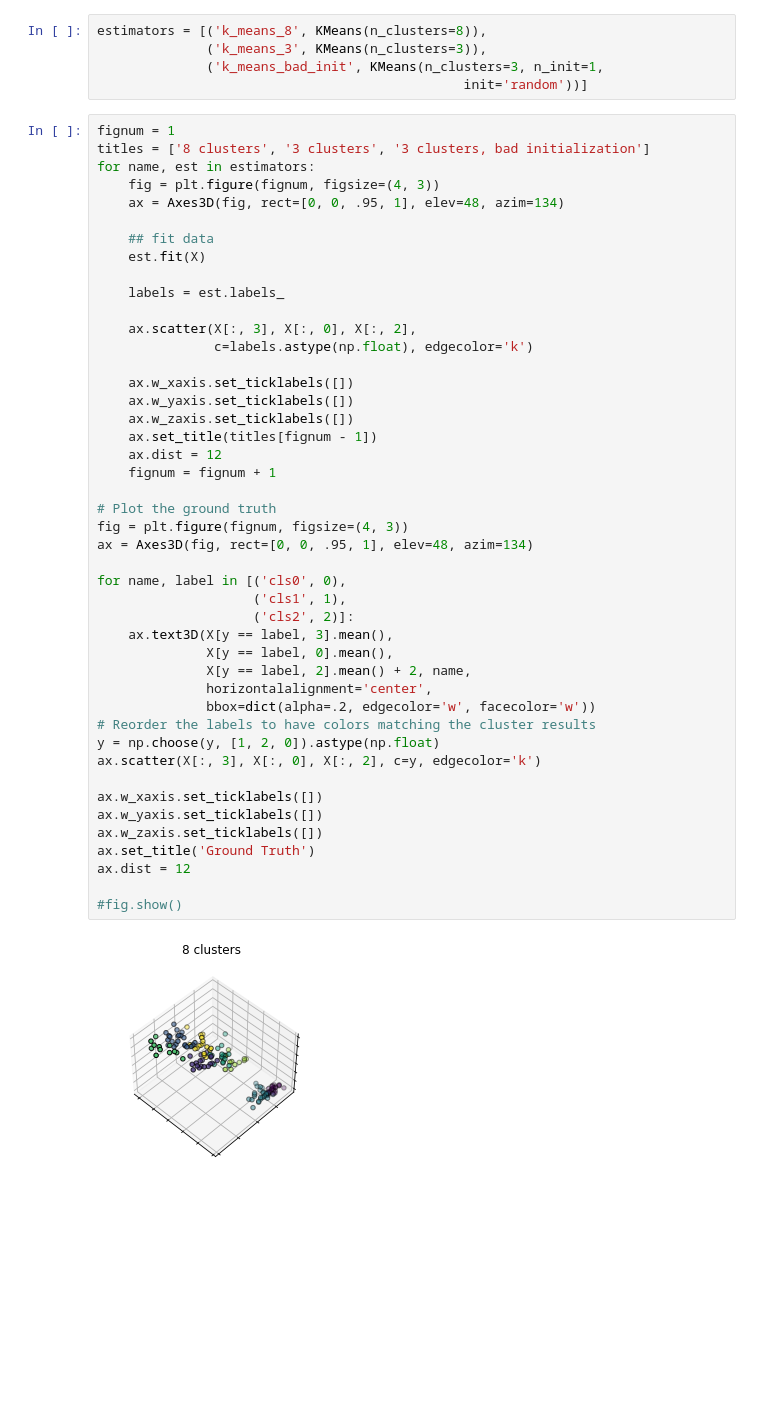
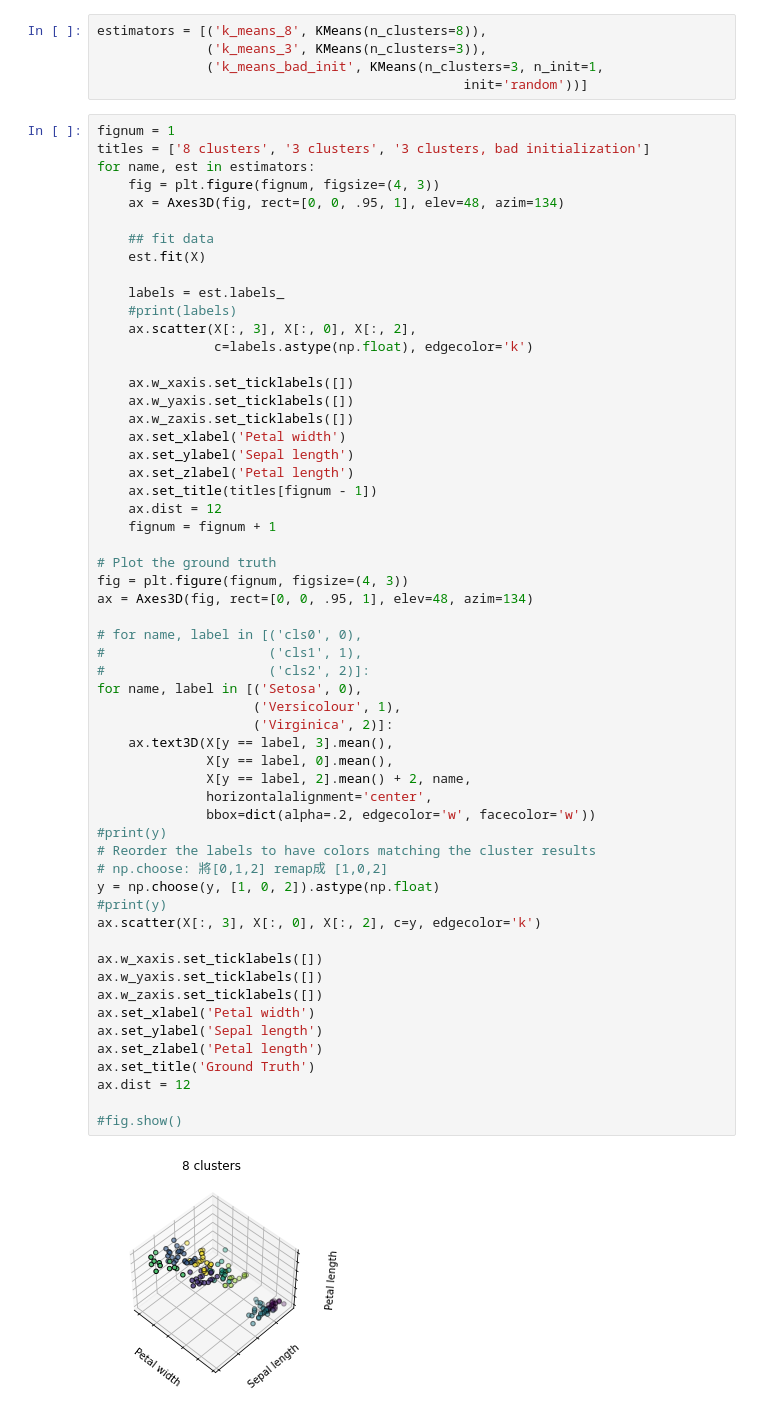
Before and after one commit to yuzonshen/ML100Days, a Jupyter notebook: homework/D055_K-Means分群_HW.ipynb, the cells around one changed output. Cells and saved outputs as stored; diff of their text form; blank space fills up the shorter version.

```diff
--- a/homework/D055_K-Means分群_HW.ipynb
+++ b/homework/D055_K-Means分群_HW.ipynb
@@ -55,39 +61,51 @@ for name, est in estimators:
     est.fit(X)
 
     labels = est.labels_
-
+    #print(labels)
     ax.scatter(X[:, 3], X[:, 0], X[:, 2],
                c=labels.astype(np.float), edgecolor='k')
 
     ax.w_xaxis.set_ticklabels([])
     ax.w_yaxis.set_ticklabels([])
     ax.w_zaxis.set_ticklabels([])
+    ax.set_xlabel('Petal width')
+    ax.set_ylabel('Sepal length')
+    ax.set_zlabel('Petal length')
     ax.set_title(titles[fignum - 1])
     ax.dist = 12
     fignum = fignum + 1
 
 # Plot the ground truth
 fig = plt.figure(fignum, figsize=(4, 3))
 ax = Axes3D(fig, rect=[0, 0, .95, 1], elev=48, azim=134)
 
-for name, label in [('cls0', 0),
-                    ('cls1', 1),
-                    ('cls2', 2)]:
+# for name, label in [('cls0', 0),
+#                     ('cls1', 1),
+#                     ('cls2', 2)]:
+for name, label in [('Setosa', 0),
+                    ('Versicolour', 1),
+                    ('Virginica', 2)]:
     ax.text3D(X[y == label, 3].mean(),
               X[y == label, 0].mean(),
               X[y == label, 2].mean() + 2, name,
               horizontalalignment='center',
               bbox=dict(alpha=.2, edgecolor='w', facecolor='w'))
+#print(y)
 # Reorder the labels to have colors matching the cluster results
-y = np.choose(y, [1, 2, 0]).astype(np.float)
+# np.choose: 將[0,1,2] remap成 [1,0,2]
+y = np.choose(y, [1, 0, 2]).astype(np.float)
+#print(y)
 ax.scatter(X[:, 3], X[:, 0], X[:, 2], c=y, edgecolor='k')
 
 ax.w_xaxis.set_ticklabels([])
 ax.w_yaxis.set_ticklabels([])
 ax.w_zaxis.set_ticklabels([])
+ax.set_xlabel('Petal width')
+ax.set_ylabel('Sepal length')
+ax.set_zlabel('Petal length')
 ax.set_title('Ground Truth')
 ax.dist = 12
 
 #fig.show()
 # %% [output]
-[figure, old version]
+[figure, new version]
```
Also changed, not shown: parts of 2 cells of this notebook.
